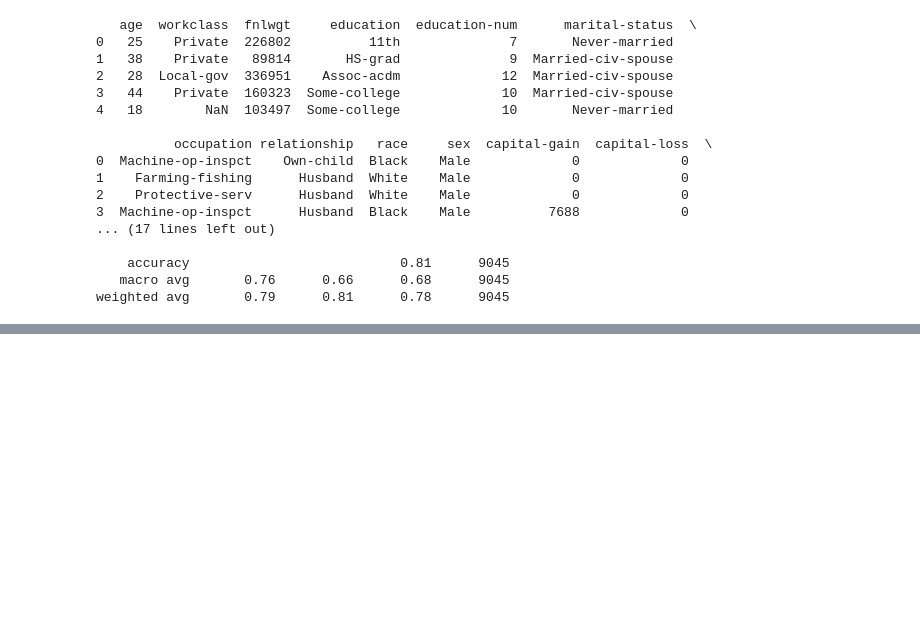
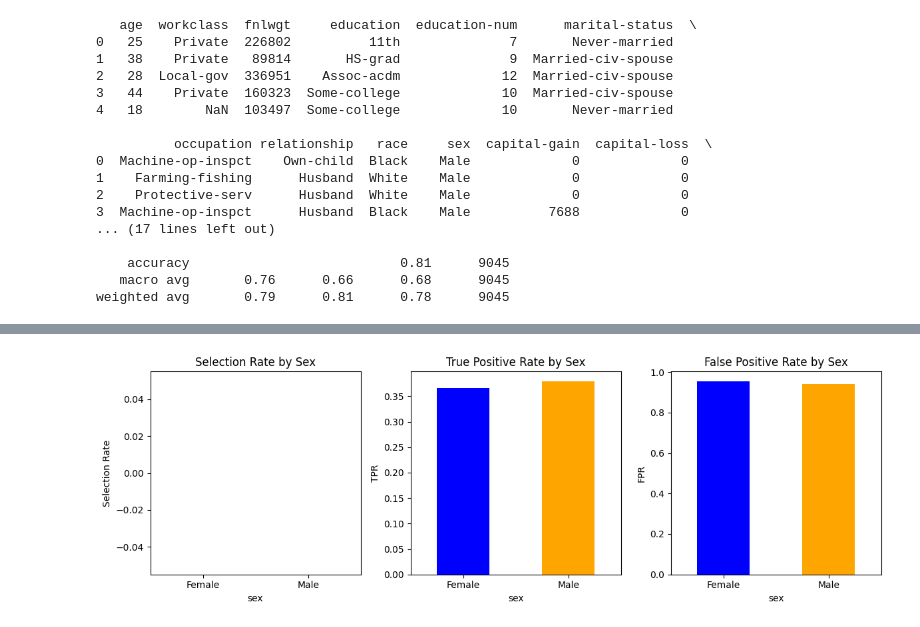
Before and after one commit to corrielynnyuill-debug/Assignment14-CLY, a Jupyter notebook: Assignment14_CorrieLynnYuill.ipynb, the cells around one changed output, grey strips where cells are left out. Saved outputs shown, nothing was run; the diff lists cells and outputs as text; code cells hidden in the pictures; blank space fills up the shorter version.

```diff
--- a/Assignment14_CorrieLynnYuill.ipynb
+++ b/Assignment14_CorrieLynnYuill.ipynb
@@ -84,8 +84,8 @@ weighted avg       0.79      0.81      0.78      9045
 # Fairness Analysis
 !pip install fairlearn
 
-from fairlearn.metrics import MetricFrame, selection_rate_group_metric
-from fairlearn.metrics import accuracy_score, recall_score
+from fairlearn.metrics import MetricFrame, selection_rate
+from sklearn.metrics import accuracy_score, recall_score
 import matplotlib.pyplot as plt
 
 # Prepare predictions and sensitve attribute
@@ -99,11 +99,11 @@ def true_positive_rate(y_true, y_pred):
   return recall_score(y_true, y_pred, pos_label='>50K')
 
 def false_positive_rate(y_true, y_pred):
-  return recall_score(y_true, y_pred, pos_label='<50K')
+  return recall_score(y_true, y_pred, pos_label='<=50K')
 
 # Build MetricFrame
 metrics = {
-    'selection_rate': selection_rate_group_metric,
+    'selection_rate': selection_rate,
     'Accuracy': accuracy_score,
     'True Positive Rate': true_positive_rate,
     'False Positive Rate': false_positive_rate
@@ -120,31 +120,29 @@ print('Overall Metrics:\n', metric_frame.overall)
 print('Group Metrics:\n', metric_frame.by_group)
 
 # Plots
-plt.figure(figsize=(12, 6))
+plt.figure(figsize=(12, 4))
 
 # Selection Rate
 plt.subplot(1, 3, 1)
-metric_frame.by_group('selection_rate'.plot(kind='bar'))
-plt.title('Selection Rate by Sex')
-plt.ylabel('Selection Rate')
+metric_frame.by_group["selection_rate"].plot(kind="bar", color=["Blue", "Orange"])
+plt.title("Selection Rate by Sex")
+plt.ylabel("Selection Rate")
 plt.xticks(rotation=0)
-
 
 # True Positive Rate
 plt.subplot(1, 3, 2)
-metric_frame.by_group('True Positive Rate'.plot(kind='bar'))
-plt.title('True Positive Rate by Sex')
-plt.ylabel('True Positive Rate')
+metric_frame.by_group["True Positive Rate"].plot(kind="bar", color=["Blue", "Orange"])
+plt.title("True Positive Rate by Sex")
+plt.ylabel("TPR")
 plt.xticks(rotation=0)
 
 # False Positive Rate
 plt.subplot(1, 3, 3)
-metric_frame.by_group('False Positive Rate'.plot(kind='bar'))
-plt.title('False Positive Rate by Sex')
-plt.ylabel('False Positive Rate')
+metric_frame.by_group["False Positive Rate"].plot(kind="bar", color=["Blue", "Orange"])
+plt.title("False Positive Rate by Sex")
+plt.ylabel("FPR")
 plt.xticks(rotation=0)
 
 plt.tight_layout()
 plt.show()
-#
 # %% [output]
@@ -168,0 +166 @@ ImportError: cannot import name 'selection_rate_group_metric' from 'fairlearn.me
+[figure, added]
```
Also changed, not shown: parts of 1 cell of this notebook.
